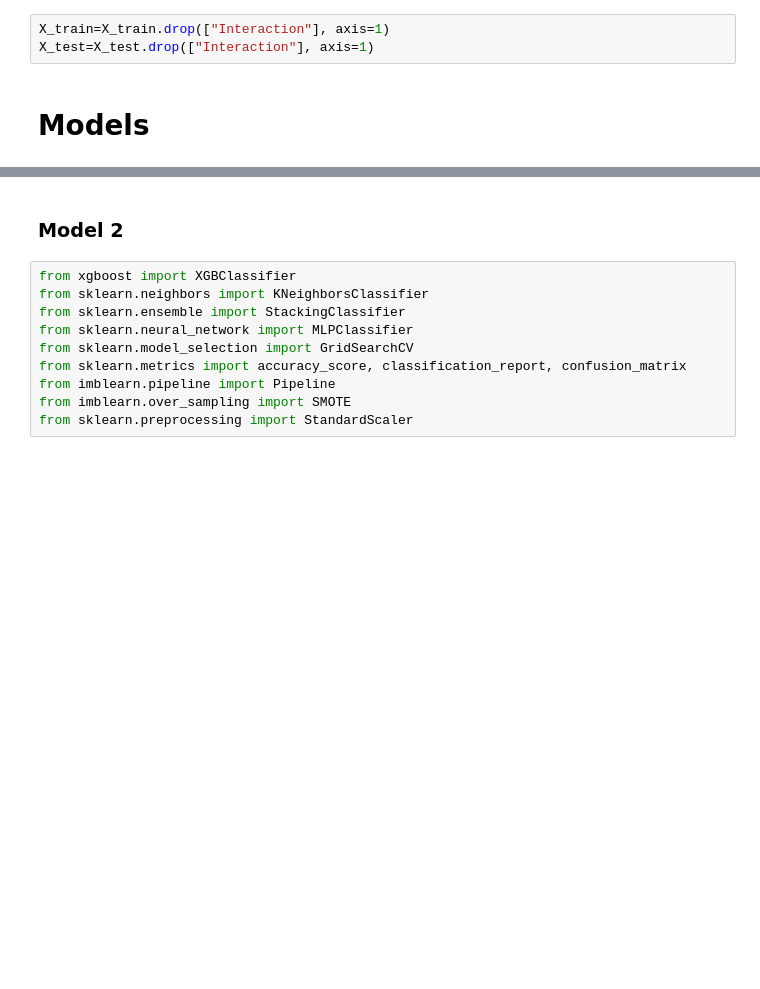
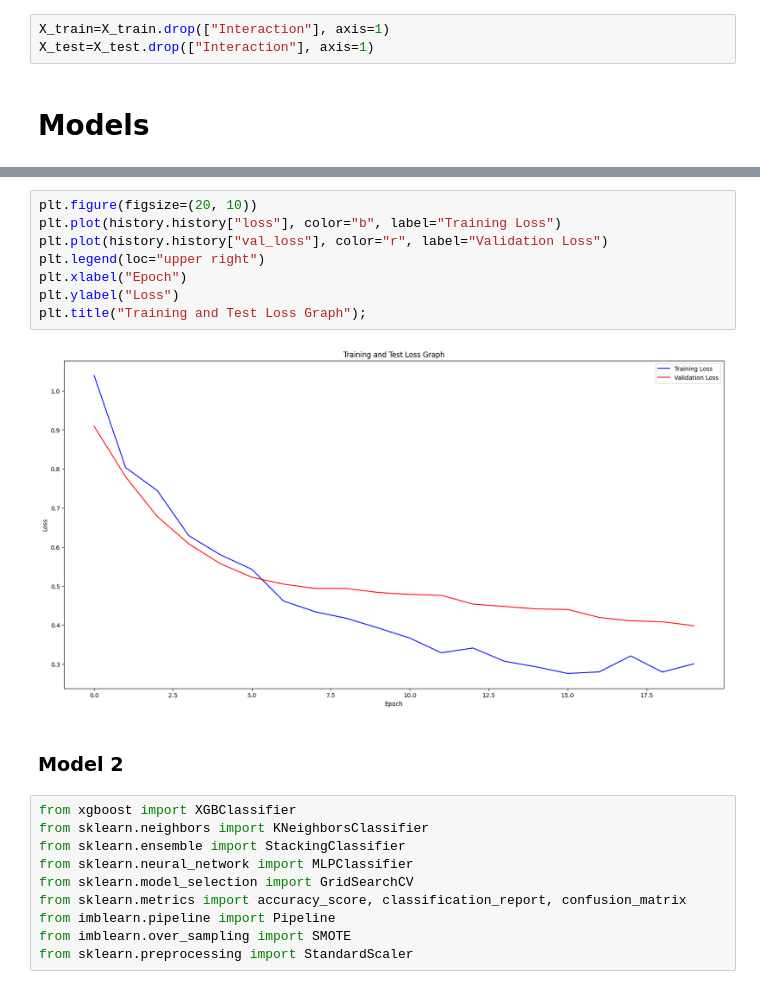
Before and after one commit to Lark01/Drug-Food-Interactions, a Jupyter notebook: DrugInteraction/DrugInteractionNotebook.ipynb, the cells around one changed output, grey strips where cells are left out. Cells and saved outputs as stored; diff of their text form; blank space fills up the shorter version.

```diff
--- a/DrugInteraction/DrugInteractionNotebook.ipynb
+++ b/DrugInteraction/DrugInteractionNotebook.ipynb
@@ -363,3 +451,13 @@ X_test=X_test.drop(["Interaction"], axis=1)
+# %%
+plt.figure(figsize=(20, 10))
+plt.plot(history.history["loss"], color="b", label="Training Loss")
+plt.plot(history.history["val_loss"], color="r", label="Validation Loss")
+plt.legend(loc="upper right")
+plt.xlabel("Epoch")
+plt.ylabel("Loss")
+plt.title("Training and Test Loss Graph");
+# %% [output]
+[figure, added]
 # %% [markdown]
 ### Model 2
 # %%
```
Also changed, not shown: parts of 13 cells of this notebook.
